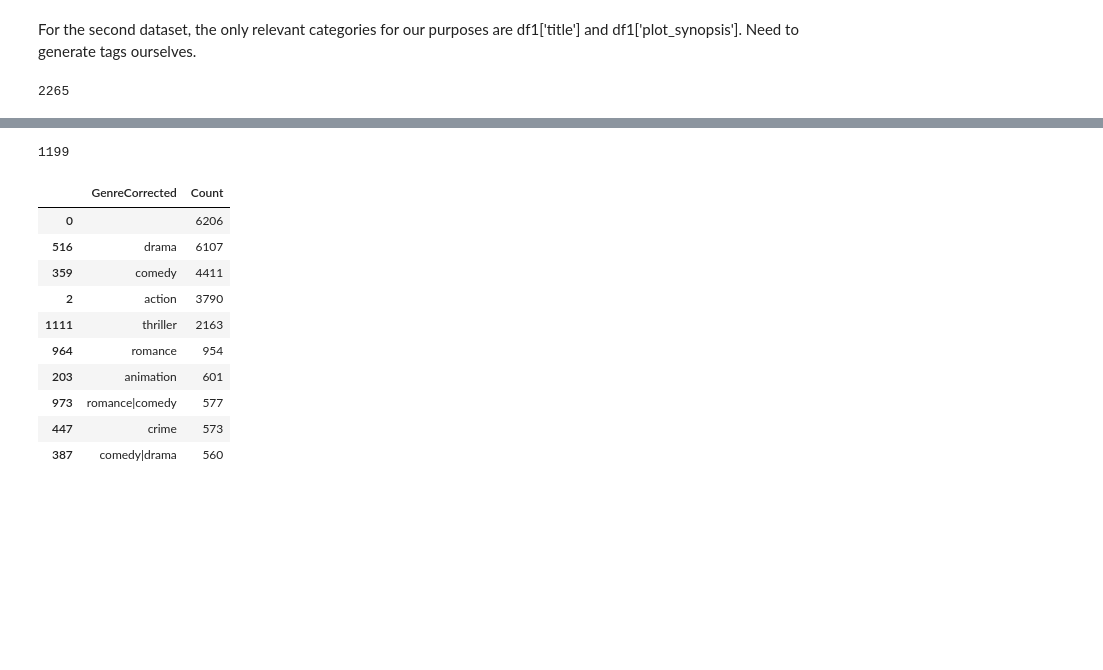
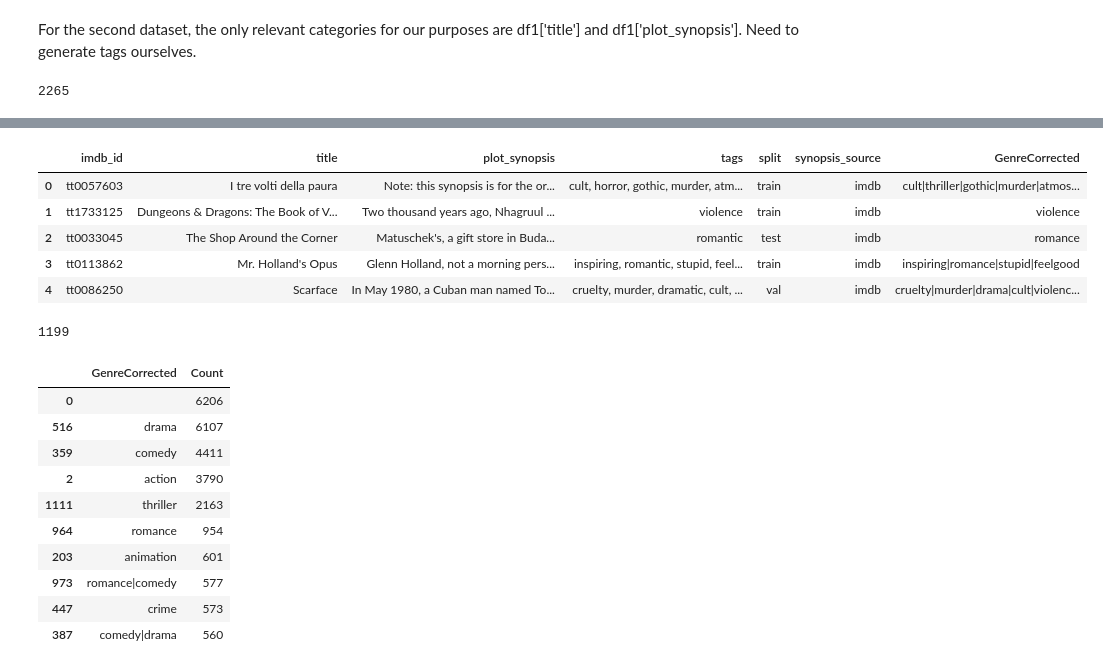
Before and after one commit to AlbertNegura/CATS, a Jupyter notebook: CATS-Main.ipynb, the cells around one changed output, grey strips where cells are left out. Drawn from its saved outputs; the diff is of its cells as text; code cells hidden in the pictures; blank space fills up the shorter version.

```diff
--- a/CATS-Main.ipynb
+++ b/CATS-Main.ipynb
@@ -88,6 +88,10 @@ movies['Count']=1
 movies[['Genre','Count']].groupby(['Genre'], as_index=False).count().shape[0]
 # %% [output]
 2265
+# %%
+# creation of the column count for aggregation
+df1['Count']=1
+df1[['tags','Count']].groupby(['tags'], as_index=False).count().shape[0]
 # %%
 # harmonization
 movies['GenreCorrected'] =movies['Genre']
@@ -361,6 +629,15 @@ movies.head()
 | 2 | 1901 | The Martyred Presidents | American | Unknown | NaN | unknown | https://en.wikipedia.org/wiki/The... | The film, just over a minute long... | 1 | ... |
 | 3 | 1901 | Terrible Teddy, the Grizzly King | American | Unknown | NaN | unknown | https://en.wikipedia.org/wiki/Ter... | Lasting just 61 seconds and consi... | 1 | ... |
 | 4 | 1902 | Jack and the Beanstalk | American | George S. Fleming, Edwin S. Porter | NaN | unknown | https://en.wikipedia.org/wiki/Jac... | The earliest known adaptation of ... | 1 | ... |
+# %%
+df1.head()
+# %% [output]
+|  | imdb_id | title | plot_synopsis | tags | split | synopsis_source | GenreCorrected |
+| 0 | tt0057603 | I tre volti della paura | Note: this synopsis is for the or... | cult, horror, gothic, murder, atm... | train | imdb | cult|thriller|gothic|murder|atmos... |
+| 1 | tt1733125 | Dungeons & Dragons: The Book of V... | Two thousand years ago, Nhagruul ... | violence | train | imdb | violence |
+| 2 | tt0033045 | The Shop Around the Corner | Matuschek's, a gift store in Buda... | romantic | test | imdb | romance |
+| 3 | tt0113862 | Mr. Holland's Opus | Glenn Holland, not a morning pers... | inspiring, romantic, stupid, feel... | train | imdb | inspiring|romance|stupid|feelgood |
+| 4 | tt0086250 | Scarface | In May 1980, a Cuban man named To... | cruelty, murder, dramatic, cult, ... | val | imdb | cruelty|murder|drama|cult|violenc... |
 # %%
 moviesGenre = movies[['GenreCorrected','Count']].groupby(['GenreCorrected']).count()
 moviesGenre.to_csv('GenreCorrected.csv',sep=',')
```
Also changed, not shown: parts of 19 cells of this notebook.
